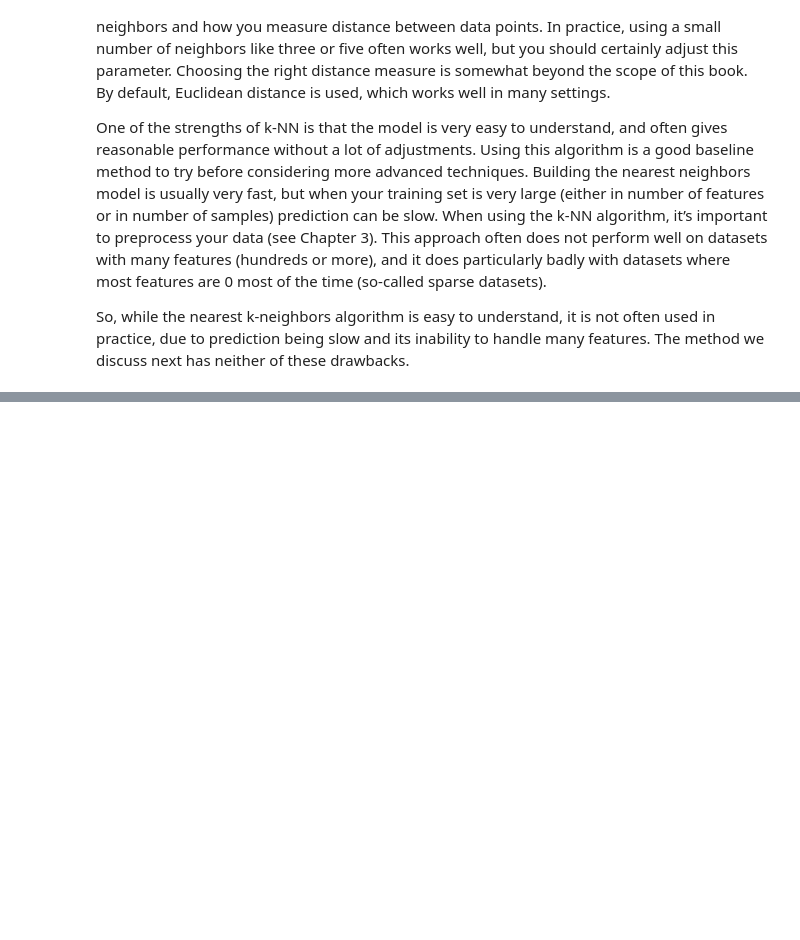
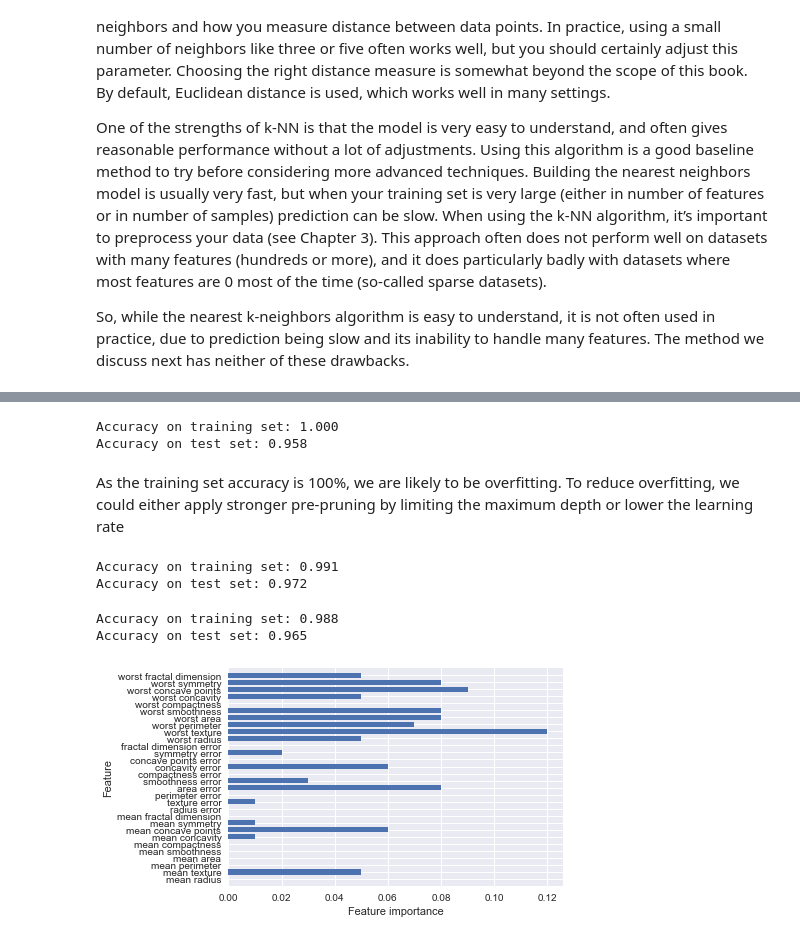
Before and after one commit to sangloo/Data-Science-Learning-Path, a Jupyter notebook: JupyterProjects 'WIP'/Data Analysis v01.ipynb, the cells around one changed output, grey strips where cells are left out. Cells and saved outputs as stored; diff of their text form; code cells hidden in the pictures; blank space fills up the shorter version.

```diff
--- a/JupyterProjects 'WIP'/Data Analysis v01.ipynb
+++ b/JupyterProjects 'WIP'/Data Analysis v01.ipynb
@@ -1230,0 +1425,41 @@ So, while the nearest k-neighbors algorithm is easy to understand, it is not oft
+# %%
+from sklearn.ensemble import GradientBoostingClassifier
+
+X_train, X_test, y_train, y_test = train_test_split(cancer.data, cancer.target,
+                                                   random_state = 0)
+
+gbrt = GradientBoostingClassifier(random_state = 0)
+gbrt.fit(X_train, y_train)
+
+print("Accuracy on training set: {:.3f}".format(gbrt.score(X_train, y_train)))
+print("Accuracy on test set: {:.3f}".format(gbrt.score(X_test, y_test)))
+# %% [output]
+Accuracy on training set: 1.000
+Accuracy on test set: 0.958
+# %% [markdown]
+As the training set accuracy is 100%, we are likely to be overfitting. To reduce overfitting, we could either apply stronger pre-pruning by limiting the maximum depth or lower the learning rate
+# %%
+gbrt = GradientBoostingClassifier(random_state=0, max_depth=1)
+gbrt.fit(X_train, y_train)
+
+print("Accuracy on training set: {:.3f}".format(gbrt.score(X_train, y_train)))
+print("Accuracy on test set: {:.3f}".format(gbrt.score(X_test, y_test)))
+# %% [output]
+Accuracy on training set: 0.991
+Accuracy on test set: 0.972
+# %%
+gbrt = GradientBoostingClassifier(random_state=0, learning_rate=0.01)
+gbrt.fit(X_train, y_train)
+
+print("Accuracy on training set: {:.3f}".format(gbrt.score(X_train, y_train)))
+print("Accuracy on test set: {:.3f}".format(gbrt.score(X_test, y_test)))
+# %% [output]
+Accuracy on training set: 0.988
+Accuracy on test set: 0.965
+# %%
+gbrt = GradientBoostingClassifier(random_state=0, max_depth=1)
+gbrt.fit(X_train, y_train)
+
+plot_feature_importances_cancer(gbrt)
+# %% [output]
+[figure, added]
```
Also changed, not shown: parts of 85 cells of this notebook.
